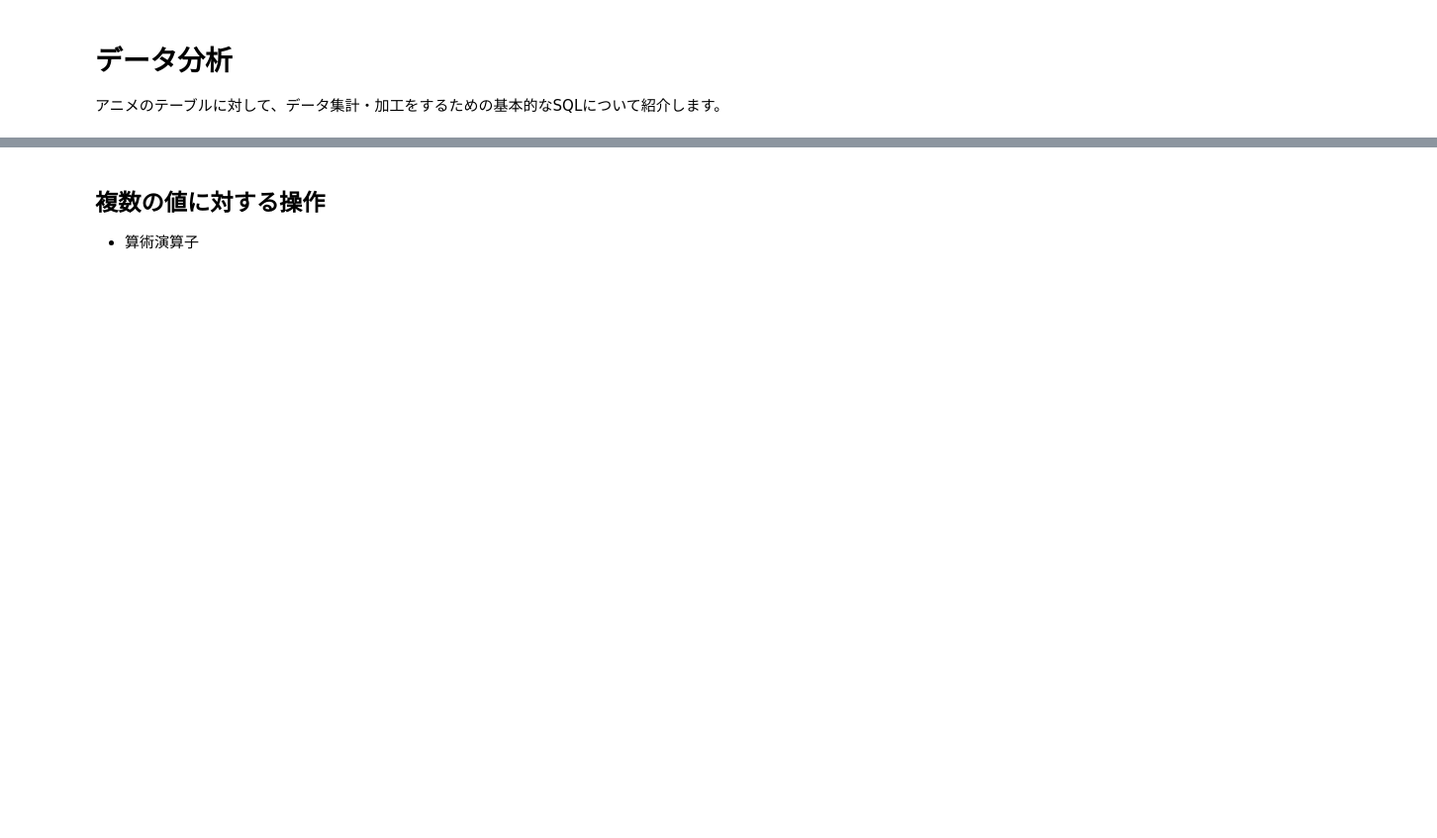
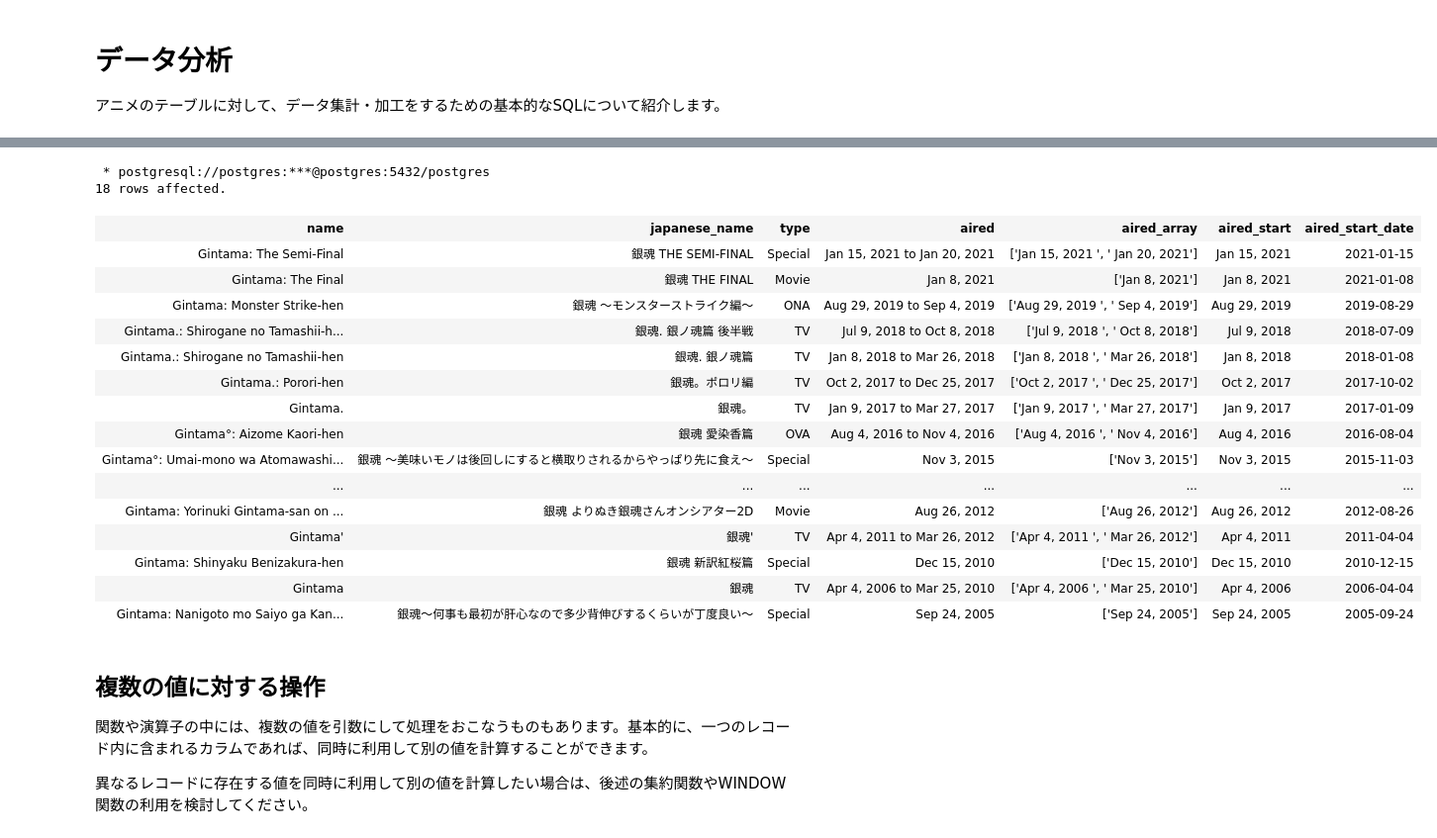
Before and after one commit to knagato/sql-workshop, a Jupyter notebook: work/01_Tutorial/01_DataAnalysis.ipynb, the cells around one changed output, grey strips where cells are left out. Shown at 99% size. Drawn from its saved outputs; the diff is of its cells as text; code cells hidden in the pictures; blank space fills up the shorter version.

```diff
--- a/work/01_Tutorial/01_DataAnalysis.ipynb
+++ b/work/01_Tutorial/01_DataAnalysis.ipynb
@@ -27,4 +259,39 @@ dsl = f"postgresql://postgres:{os.environ.get('POSTGRES_PASSWORD')}@postgres:543
+# %%
+%%sql
+SELECT
+      name
+    , japanese_name
+    , type
+    , aired
+    , string_to_array(aired, 'to') AS aired_array
+    , (string_to_array(aired, 'to'))[1] AS aired_start
+    , CAST((string_to_array(aired, 'to'))[1] AS DATE) AS aired_start_date
+FROM anime
+WHERE japanese_name LIKE '銀魂%'
+ORDER BY aired_start_date DESC
+LIMIT 20;
+# %% [output]
+ * postgresql://postgres:***@postgres:5432/postgres
+18 rows affected.
+| name | japanese_name | type | aired | aired_array | aired_start | aired_start_date |
+| Gintama: The Semi-Final | 銀魂 THE SEMI-FINAL | Special | Jan 15, 2021 to Jan 20, 2021 | ['Jan 15, 2021 ', ' Jan 20, 2021'] | Jan 15, 2021 | 2021-01-15 |
+| Gintama: The Final | 銀魂 THE FINAL | Movie | Jan 8, 2021 | ['Jan 8, 2021'] | Jan 8, 2021 | 2021-01-08 |
+| Gintama: Monster Strike-hen | 銀魂 ～モンスターストライク編～ | ONA | Aug 29, 2019 to Sep 4, 2019 | ['Aug 29, 2019 ', ' Sep 4, 2019'] | Aug 29, 2019 | 2019-08-29 |
+| Gintama.: Shirogane no Tamashii-h... | 銀魂. 銀ノ魂篇 後半戦 | TV | Jul 9, 2018 to Oct 8, 2018 | ['Jul 9, 2018 ', ' Oct 8, 2018'] | Jul 9, 2018 | 2018-07-09 |
+| Gintama.: Shirogane no Tamashii-hen | 銀魂. 銀ノ魂篇 | TV | Jan 8, 2018 to Mar 26, 2018 | ['Jan 8, 2018 ', ' Mar 26, 2018'] | Jan 8, 2018 | 2018-01-08 |
+| Gintama.: Porori-hen | 銀魂。ポロリ編 | TV | Oct 2, 2017 to Dec 25, 2017 | ['Oct 2, 2017 ', ' Dec 25, 2017'] | Oct 2, 2017 | 2017-10-02 |
+| Gintama. | 銀魂。 | TV | Jan 9, 2017 to Mar 27, 2017 | ['Jan 9, 2017 ', ' Mar 27, 2017'] | Jan 9, 2017 | 2017-01-09 |
+| Gintama°: Aizome Kaori-hen | 銀魂 愛染香篇 | OVA | Aug 4, 2016 to Nov 4, 2016 | ['Aug 4, 2016 ', ' Nov 4, 2016'] | Aug 4, 2016 | 2016-08-04 |
+| Gintama°: Umai-mono wa Atomawashi... | 銀魂 〜美味いモノは後回しにすると横取りされるからやっぱり先に食え〜 | Special | Nov 3, 2015 | ['Nov 3, 2015'] | Nov 3, 2015 | 2015-11-03 |
+| ... | ... | ... | ... | ... | ... | ... |
+| Gintama: Yorinuki Gintama-san on ... | 銀魂 よりぬき銀魂さんオンシアター2D | Movie | Aug 26, 2012 | ['Aug 26, 2012'] | Aug 26, 2012 | 2012-08-26 |
+| Gintama' | 銀魂' | TV | Apr 4, 2011 to Mar 26, 2012 | ['Apr 4, 2011 ', ' Mar 26, 2012'] | Apr 4, 2011 | 2011-04-04 |
+| Gintama: Shinyaku Benizakura-hen | 銀魂 新訳紅桜篇 | Special | Dec 15, 2010 | ['Dec 15, 2010'] | Dec 15, 2010 | 2010-12-15 |
+| Gintama | 銀魂 | TV | Apr 4, 2006 to Mar 25, 2010 | ['Apr 4, 2006 ', ' Mar 25, 2010'] | Apr 4, 2006 | 2006-04-04 |
+| Gintama: Nanigoto mo Saiyo ga Kan... | 銀魂〜何事も最初が肝心なので多少背伸びするくらいが丁度良い〜 | Special | Sep 24, 2005 | ['Sep 24, 2005'] | Sep 24, 2005 | 2005-09-24 |
 # %% [markdown]
 ## 複数の値に対する操作
 
-- 算術演算子
+関数や演算子の中には、複数の値を引数にして処理をおこなうものもあります。基本的に、一つのレコード内に含まれるカラムであれば、同時に利用して別の値を計算することができます。
+
+異なるレコードに存在する値を同時に利用して別の値を計算したい場合は、後述の集約関数やWINDOW関数の利用を検討してください。
```
Also changed, not shown: parts of 58 cells of this notebook.
